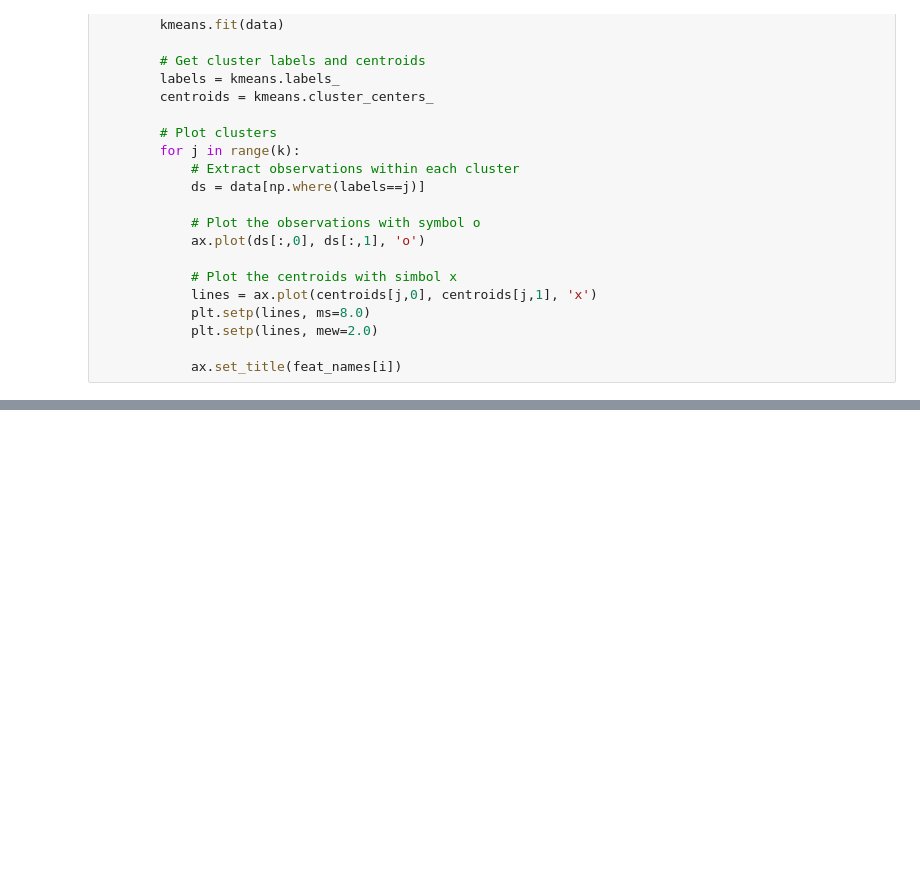
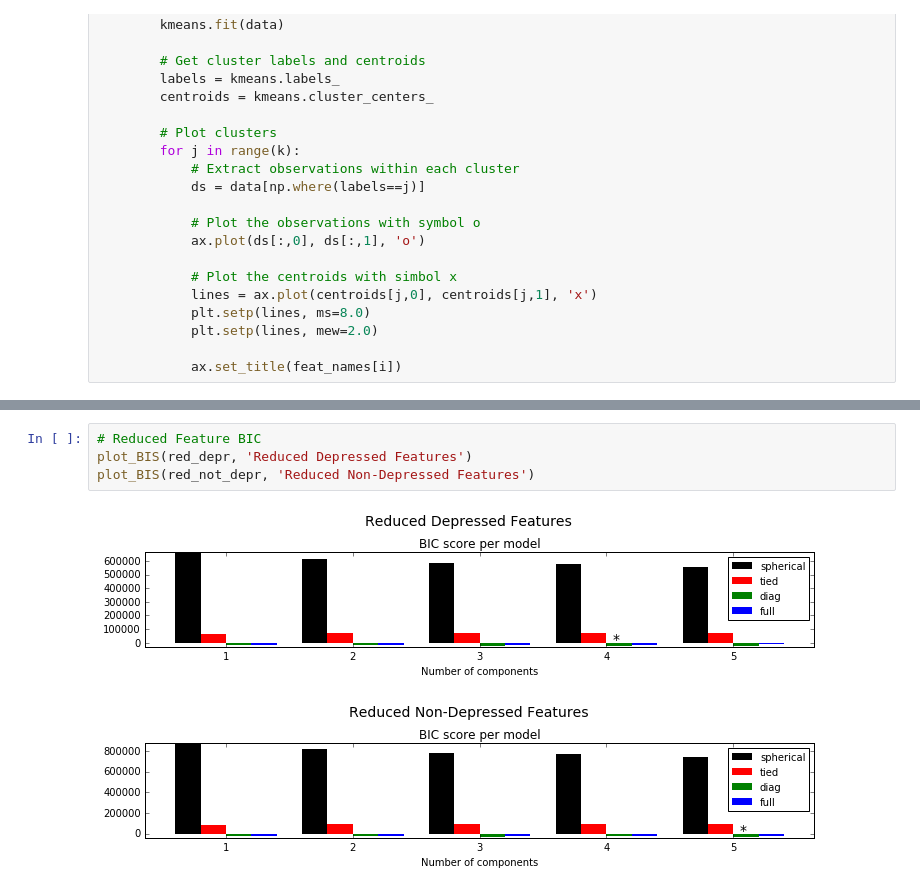
Before and after one commit to Upward-Spiral-Science/spect-team, a Jupyter notebook: Code/Assignment-6/test_assumptions.ipynb, the cells around one changed output, grey strips where cells are left out. Saved outputs shown, nothing was run; the diff lists cells and outputs as text; blank space fills up the shorter version.

```diff
--- a/Code/Assignment-6/test_assumptions.ipynb
+++ b/Code/Assignment-6/test_assumptions.ipynb
@@ -111,0 +164,7 @@ From above, we can conclude that our identical assumption is false.
+# %%
+# Reduced Feature BIC
+plot_BIS(red_depr, 'Reduced Depressed Features')
+plot_BIS(red_not_depr, 'Reduced Non-Depressed Features')
+# %% [output]
+[figure, added]
+[figure, added]
```
Also changed, not shown: parts of 13 cells of this notebook.
